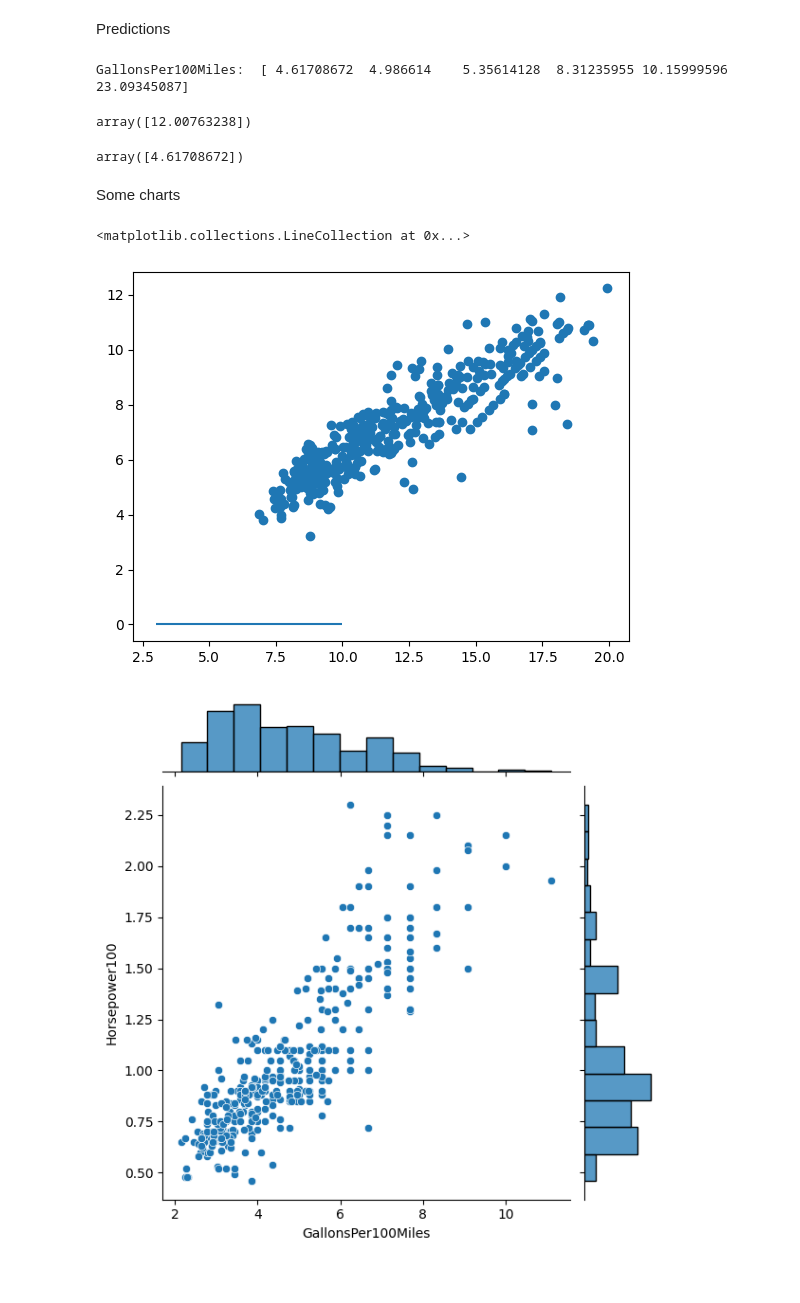
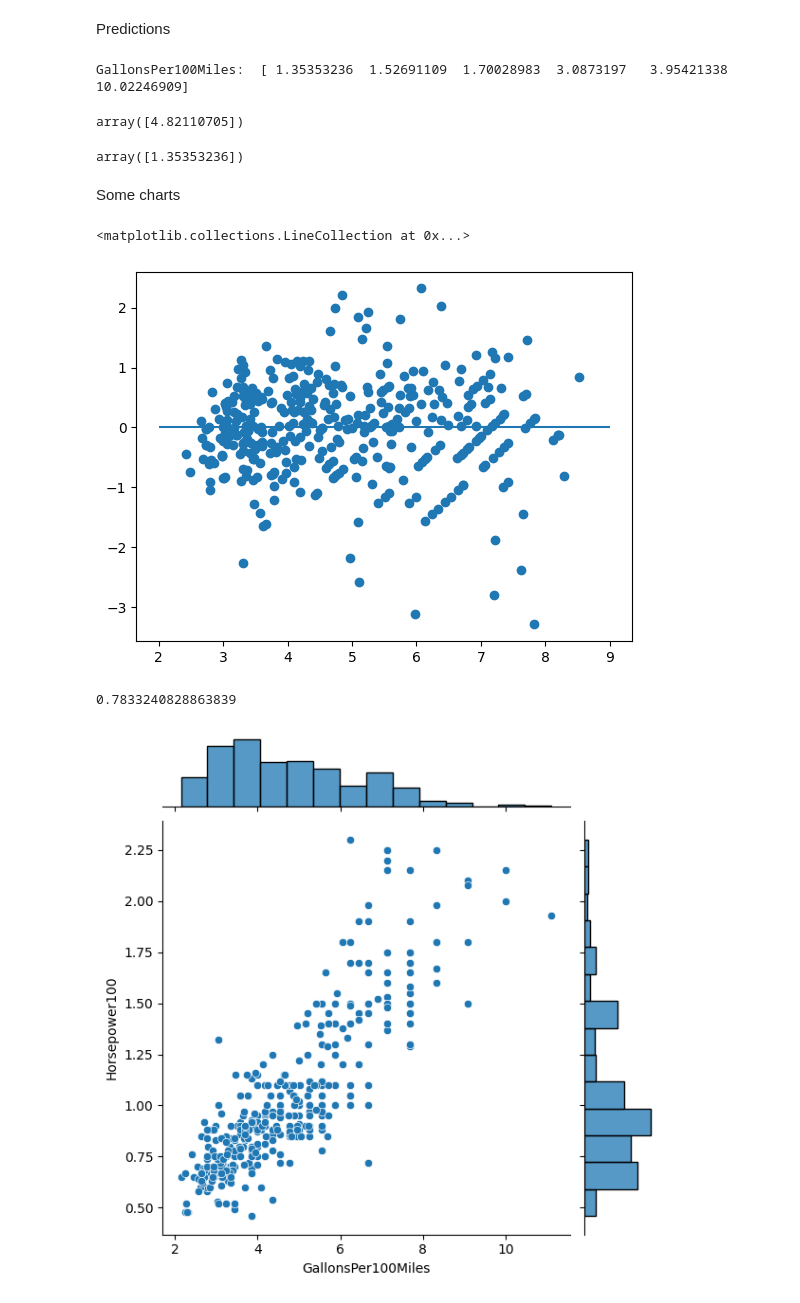
Before and after one commit to mona21000/airports, a Jupyter notebook: As-3/auto_consumption.ipynb, the cells around one changed output. Saved outputs shown, nothing was run; the diff lists cells and outputs as text; code cells hidden in the pictures.

```diff
--- a/As-3/auto_consumption.ipynb
+++ b/As-3/auto_consumption.ipynb
@@ -70,29 +71,34 @@ Weight: [1.73378735]  Intercept: -0.3802549901551391
 # %% [markdown]
 Predictions
 # %%
-print("GallonsPer100Miles: ", HorsePower_model.predict(pd.DataFrame([1, 1.1, 1.2, 2, 2.5, 6])))
+print("GallonsPer100Miles: ", Weight_model.predict(pd.DataFrame([1, 1.1, 1.2, 2, 2.5, 6])))
 # %% [output]
-GallonsPer100Miles:  [ 4.61708672  4.986614    5.35614128  8.31235955 10.15999596 23.09345087]
+GallonsPer100Miles:  [ 1.35353236  1.52691109  1.70028983  3.0873197   3.95421338 10.02246909]
 # %%
 # the following value is on the interpolation range
-HorsePower_model.predict(pd.DataFrame([3]))
+Weight_model.predict(pd.DataFrame([3]))
 # %% [output]
-array([12.00763238])
+array([4.82110705])
 # %%
 # The following value is on the extrapolation range
-HorsePower_model.predict(pd.DataFrame([1]))
+Weight_model.predict(pd.DataFrame([1]))
 # %% [output]
-array([4.61708672])
+array([1.35353236])
 # %% [markdown]
 Some charts
 # %%
 # Plotting the error terms
-plt.scatter(HorsePower_model.predict(X), HorsePower_model.predict(X)-y)
+plt.scatter(Weight_model.predict(X), Weight_model.predict(X)-y)
 
-plt.hlines(y=0,xmin=3,xmax=10)
+plt.hlines(y=0,xmin=2,xmax=9)
 # %% [output]
 <matplotlib.collections.LineCollection at 0x...>
-[figure, old version]
+[figure, new version]
+# %%
+#Coefficient of determination
+Weight_model.score(X,y)
+# %% [output]
+0.7833240828863839
 # %%
 ax1 = sns.jointplot(data = df, x = 'GallonsPer100Miles', y = 'Horsepower100')
 # %% [output]
```
Also changed, not shown: parts of 1 cell of this notebook.
